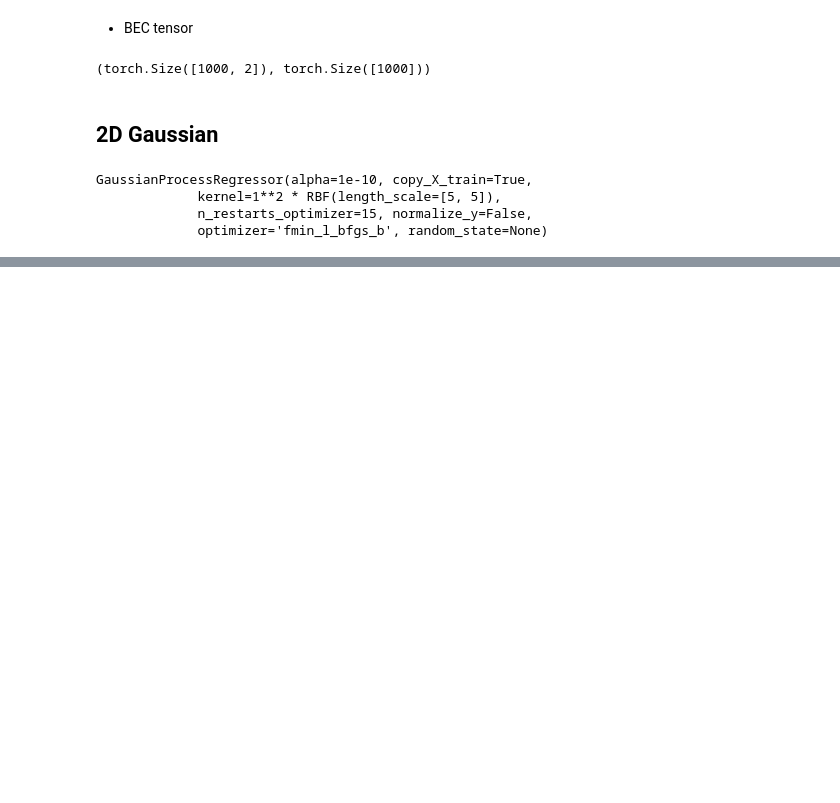
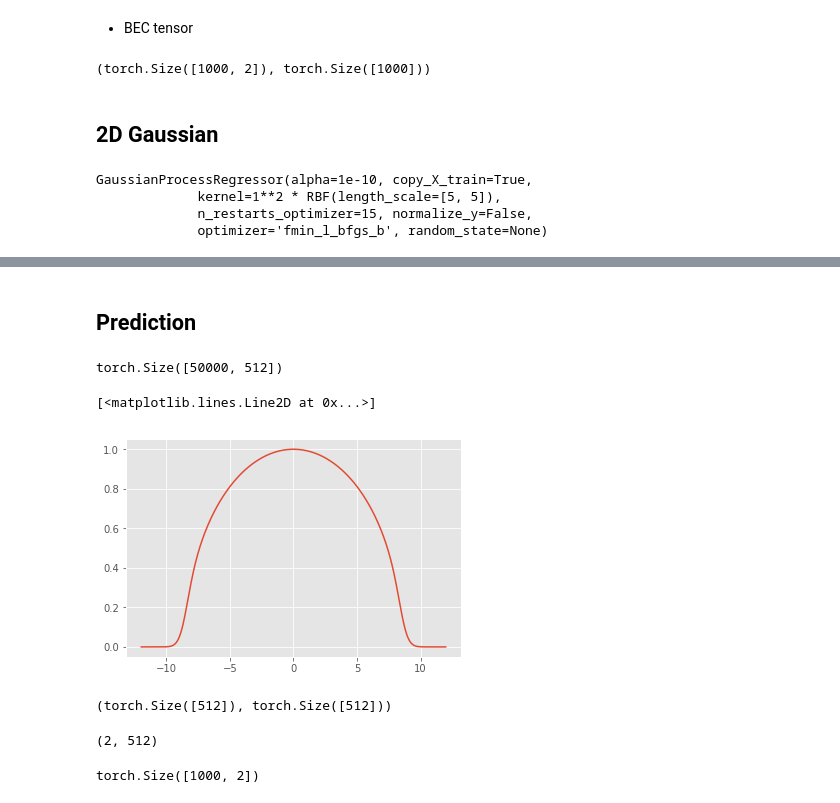
Before and after one commit to suriyadeepan/BayesianML, a Jupyter notebook: gaussian-processes/BEC.ipynb, the cells around one changed output, grey strips where cells are left out. Saved outputs shown, nothing was run; the diff lists cells and outputs as text; code cells hidden in the pictures; blank space fills up the shorter version.

```diff
--- a/gaussian-processes/BEC.ipynb
+++ b/gaussian-processes/BEC.ipynb
@@ -79,0 +104,21 @@ plt.scatter(X[:, 1].data.numpy(), gp.predict(X))
+# %% [markdown]
+## Prediction
+# %%
+y[idx]
+# %% [output]
+torch.Size([50000, 512])
+# %%
+idx = torch.randint(0, 512, (50,))
+g_pred = g[0]
+x_pred = reference['x']
+y_pred = y[0]
+def to_np(t): return t.data.numpy()
+def to_to(a): return torch.tensor(a).float()
+plt.plot(x_pred, to_np(y_pred))
+# %% [output]
+[<matplotlib.lines.Line2D at 0x...>]
+[figure, added]
+# %%
+g_pred.repeat(512).size(), to_to(x_pred).size()
+# %% [output]
+(torch.Size([512]), torch.Size([512]))
@@ -79,0 +127,8 @@ plt.scatter(X[:, 1].data.numpy(), gp.predict(X))
+# %%
+to_np(gx_pred).shape
+# %% [output]
+(2, 512)
+# %%
+X.shape
+# %% [output]
+torch.Size([1000, 2])
```
Also changed, not shown: parts of 15 cells of this notebook.
